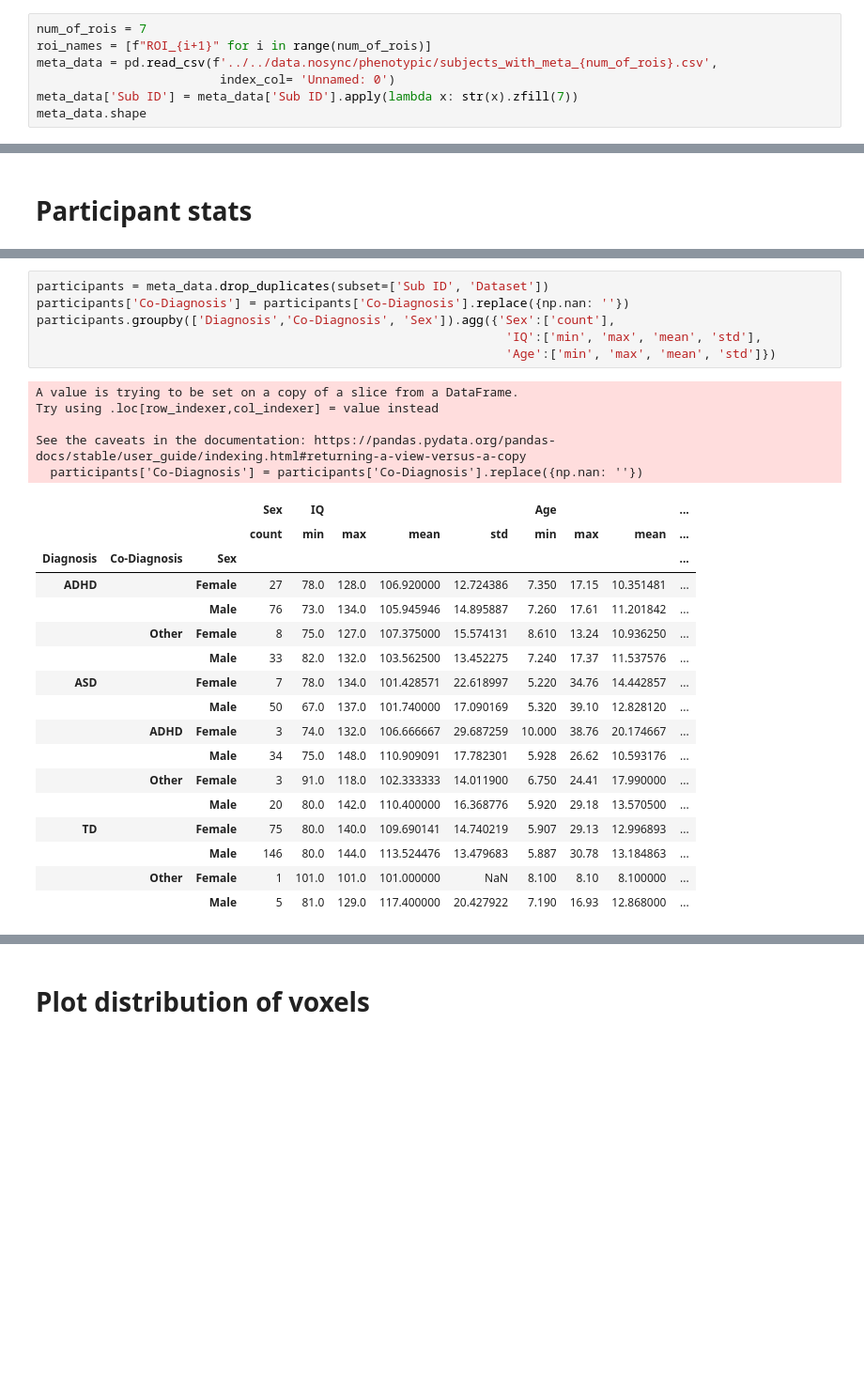
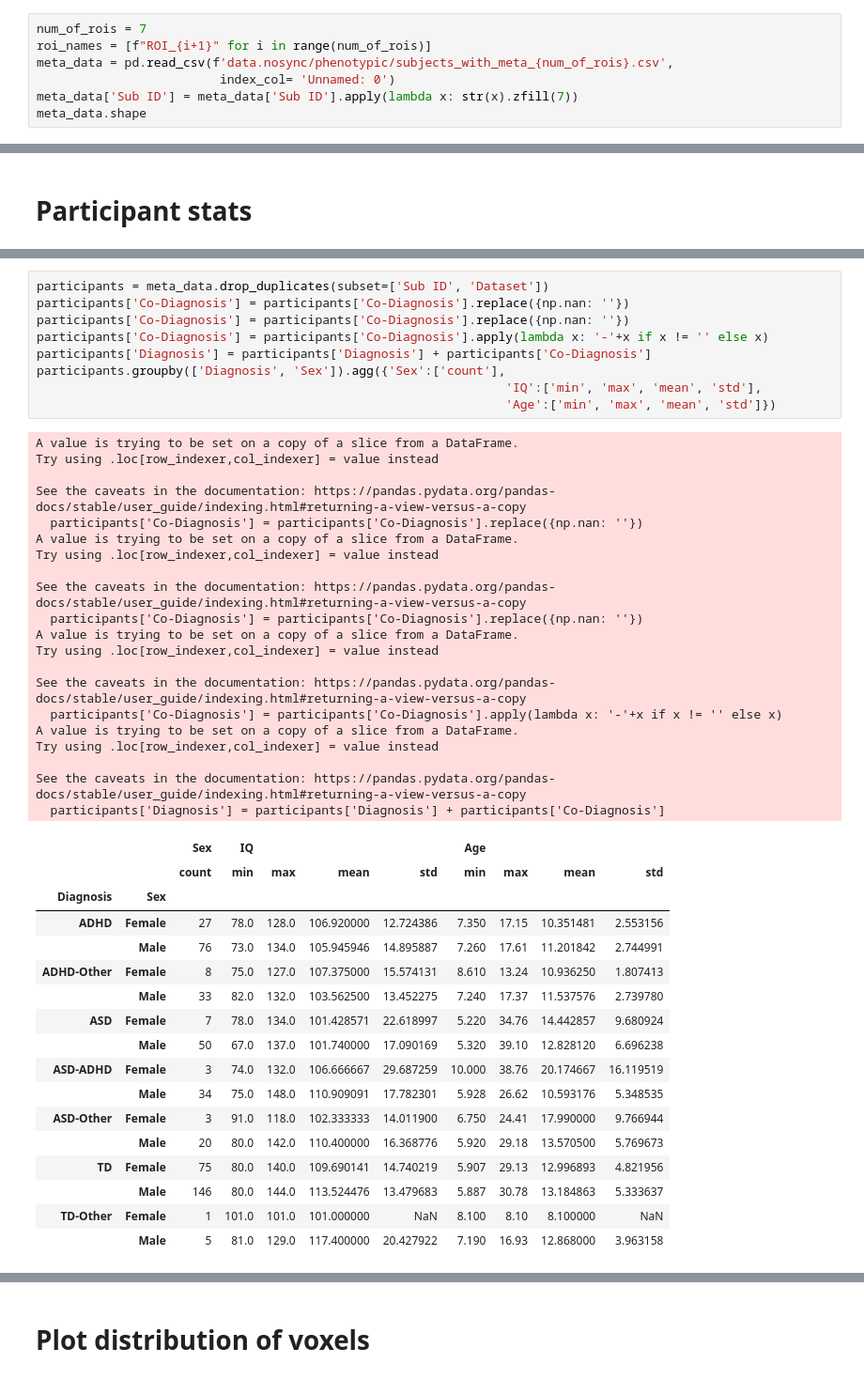
Before and after one commit to malt1114/Thesis_Neurodiversity, a Jupyter notebook: notebooks/eda/EDA_7.ipynb, the cells around one changed output, grey strips where cells are left out. Shown at 94% size. Saved outputs shown, nothing was run; the diff lists cells and outputs as text; blank space fills up the shorter version.

```diff
--- a/notebooks/eda/EDA_7.ipynb
+++ b/notebooks/eda/EDA_7.ipynb
@@ -8,7 +17,7 @@ import matplotlib.pyplot as plt
 # %%
 num_of_rois = 7
 roi_names = [f"ROI_{i+1}" for i in range(num_of_rois)]
-meta_data = pd.read_csv(f'../../data.nosync/phenotypic/subjects_with_meta_{num_of_rois}.csv',
+meta_data = pd.read_csv(f'data.nosync/phenotypic/subjects_with_meta_{num_of_rois}.csv',
                          index_col= 'Unnamed: 0')
 meta_data['Sub ID'] = meta_data['Sub ID'].apply(lambda x: str(x).zfill(7))
 meta_data.shape
@@ -23,29 +37,47 @@ meta_data.shape
 # %%
 participants = meta_data.drop_duplicates(subset=['Sub ID', 'Dataset'])
 participants['Co-Diagnosis'] = participants['Co-Diagnosis'].replace({np.nan: ''})
-participants.groupby(['Diagnosis','Co-Diagnosis', 'Sex']).agg({'Sex':['count'],
+participants['Co-Diagnosis'] = participants['Co-Diagnosis'].replace({np.nan: ''})
+participants['Co-Diagnosis'] = participants['Co-Diagnosis'].apply(lambda x: '-'+x if x != '' else x)
+participants['Diagnosis'] = participants['Diagnosis'] + participants['Co-Diagnosis']
+participants.groupby(['Diagnosis', 'Sex']).agg({'Sex':['count'],
                                                                 'IQ':['min', 'max', 'mean', 'std'],
                                                                 'Age':['min', 'max', 'mean', 'std']})
 # %% [output]
 A value is trying to be set on a copy of a slice from a DataFrame.
 Try using .loc[row_indexer,col_indexer] = value instead
 
 See the caveats in the documentation: https://pandas.pydata.org/pandas-docs/stable/user_guide/indexing.html#returning-a-view-versus-a-copy
   participants['Co-Diagnosis'] = participants['Co-Diagnosis'].replace({np.nan: ''})
+A value is trying to be set on a copy of a slice from a DataFrame.
+Try using .loc[row_indexer,col_indexer] = value instead
+
+See the caveats in the documentation: https://pandas.pydata.org/pandas-docs/stable/user_guide/indexing.html#returning-a-view-versus-a-copy
+  participants['Co-Diagnosis'] = participants['Co-Diagnosis'].replace({np.nan: ''})
+A value is trying to be set on a copy of a slice from a DataFrame.
+Try using .loc[row_indexer,col_indexer] = value instead
+
+See the caveats in the documentation: https://pandas.pydata.org/pandas-docs/stable/user_guide/indexing.html#returning-a-view-versus-a-copy
+  participants['Co-Diagnosis'] = participants['Co-Diagnosis'].apply(lambda x: '-'+x if x != '' else x)
+A value is trying to be set on a copy of a slice from a DataFrame.
+Try using .loc[row_indexer,col_indexer] = value instead
+
+See the caveats in the documentation: https://pandas.pydata.org/pandas-docs/stable/user_guide/indexing.html#returning-a-view-versus-a-copy
+  participants['Diagnosis'] = participants['Diagnosis'] + participants['Co-Diagnosis']
-|  |  |  | Sex | IQ |  |  |  | Age |  |  | ... |
-|  |  |  | count | min | max | mean | std | min | max | mean | ... |
-| Diagnosis | Co-Diagnosis | Sex |  |  |  |  |  |  |  |  | ... |
-| ADHD |  | Female | 27 | 78.0 | 128.0 | 106.920000 | 12.724386 | 7.350 | 17.15 | 10.351481 | ... |
-|  |  | Male | 76 | 73.0 | 134.0 | 105.945946 | 14.895887 | 7.260 | 17.61 | 11.201842 | ... |
-|  | Other | Female | 8 | 75.0 | 127.0 | 107.375000 | 15.574131 | 8.610 | 13.24 | 10.936250 | ... |
-|  |  | Male | 33 | 82.0 | 132.0 | 103.562500 | 13.452275 | 7.240 | 17.37 | 11.537576 | ... |
-| ASD |  | Female | 7 | 78.0 | 134.0 | 101.428571 | 22.618997 | 5.220 | 34.76 | 14.442857 | ... |
-|  |  | Male | 50 | 67.0 | 137.0 | 101.740000 | 17.090169 | 5.320 | 39.10 | 12.828120 | ... |
-|  | ADHD | Female | 3 | 74.0 | 132.0 | 106.666667 | 29.687259 | 10.000 | 38.76 | 20.174667 | ... |
-|  |  | Male | 34 | 75.0 | 148.0 | 110.909091 | 17.782301 | 5.928 | 26.62 | 10.593176 | ... |
-|  | Other | Female | 3 | 91.0 | 118.0 | 102.333333 | 14.011900 | 6.750 | 24.41 | 17.990000 | ... |
-|  |  | Male | 20 | 80.0 | 142.0 | 110.400000 | 16.368776 | 5.920 | 29.18 | 13.570500 | ... |
-| TD |  | Female | 75 | 80.0 | 140.0 | 109.690141 | 14.740219 | 5.907 | 29.13 | 12.996893 | ... |
-|  |  | Male | 146 | 80.0 | 144.0 | 113.524476 | 13.479683 | 5.887 | 30.78 | 13.184863 | ... |
-|  | Other | Female | 1 | 101.0 | 101.0 | 101.000000 | NaN | 8.100 | 8.10 | 8.100000 | ... |
-|  |  | Male | 5 | 81.0 | 129.0 | 117.400000 | 20.427922 | 7.190 | 16.93 | 12.868000 | ... |
+|  |  | Sex | IQ |  |  |  | Age |  |  |  |
+|  |  | count | min | max | mean | std | min | max | mean | std |
+| Diagnosis | Sex |  |  |  |  |  |  |  |  |  |
+| ADHD | Female | 27 | 78.0 | 128.0 | 106.920000 | 12.724386 | 7.350 | 17.15 | 10.351481 | 2.553156 |
+|  | Male | 76 | 73.0 | 134.0 | 105.945946 | 14.895887 | 7.260 | 17.61 | 11.201842 | 2.744991 |
+| ADHD-Other | Female | 8 | 75.0 | 127.0 | 107.375000 | 15.574131 | 8.610 | 13.24 | 10.936250 | 1.807413 |
+|  | Male | 33 | 82.0 | 132.0 | 103.562500 | 13.452275 | 7.240 | 17.37 | 11.537576 | 2.739780 |
+| ASD | Female | 7 | 78.0 | 134.0 | 101.428571 | 22.618997 | 5.220 | 34.76 | 14.442857 | 9.680924 |
+|  | Male | 50 | 67.0 | 137.0 | 101.740000 | 17.090169 | 5.320 | 39.10 | 12.828120 | 6.696238 |
+| ASD-ADHD | Female | 3 | 74.0 | 132.0 | 106.666667 | 29.687259 | 10.000 | 38.76 | 20.174667 | 16.119519 |
+|  | Male | 34 | 75.0 | 148.0 | 110.909091 | 17.782301 | 5.928 | 26.62 | 10.593176 | 5.348535 |
+| ASD-Other | Female | 3 | 91.0 | 118.0 | 102.333333 | 14.011900 | 6.750 | 24.41 | 17.990000 | 9.766944 |
+|  | Male | 20 | 80.0 | 142.0 | 110.400000 | 16.368776 | 5.920 | 29.18 | 13.570500 | 5.769673 |
+| TD | Female | 75 | 80.0 | 140.0 | 109.690141 | 14.740219 | 5.907 | 29.13 | 12.996893 | 4.821956 |
+|  | Male | 146 | 80.0 | 144.0 | 113.524476 | 13.479683 | 5.887 | 30.78 | 13.184863 | 5.333637 |
+| TD-Other | Female | 1 | 101.0 | 101.0 | 101.000000 | NaN | 8.100 | 8.10 | 8.100000 | NaN |
+|  | Male | 5 | 81.0 | 129.0 | 117.400000 | 20.427922 | 7.190 | 16.93 | 12.868000 | 3.963158 |
```
Also changed, not shown: parts of 49 cells of this notebook, 5 other files.
